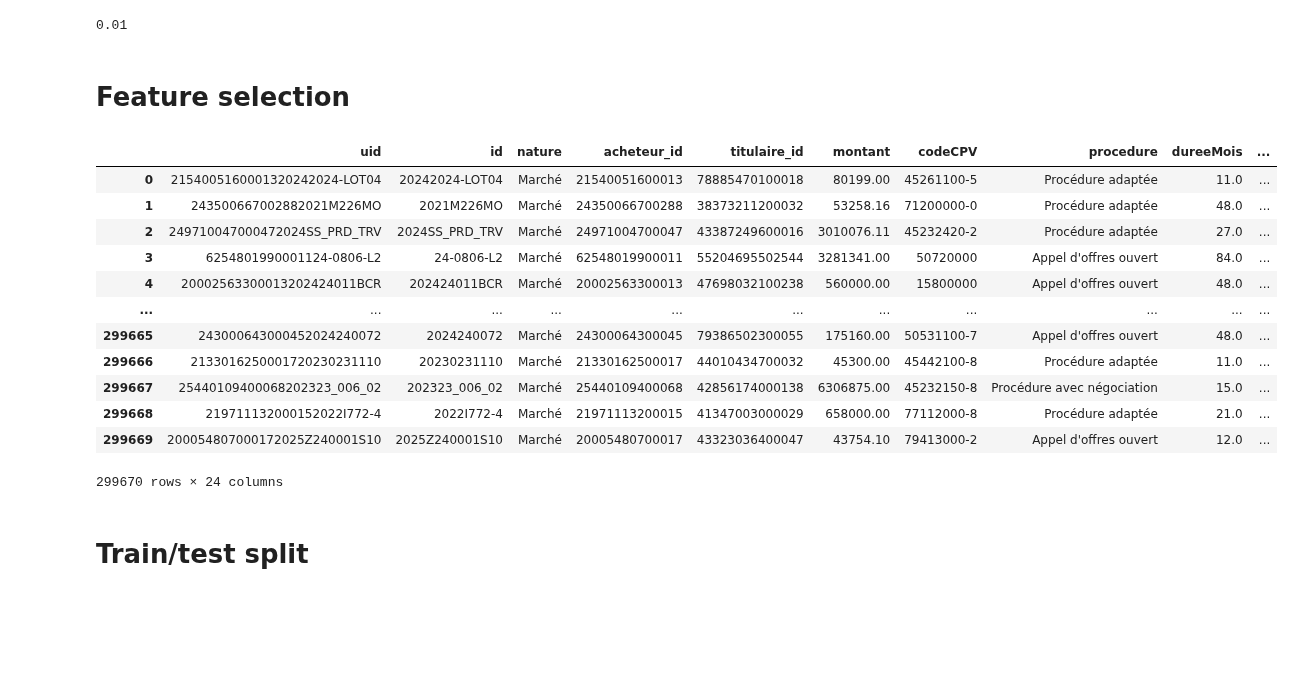
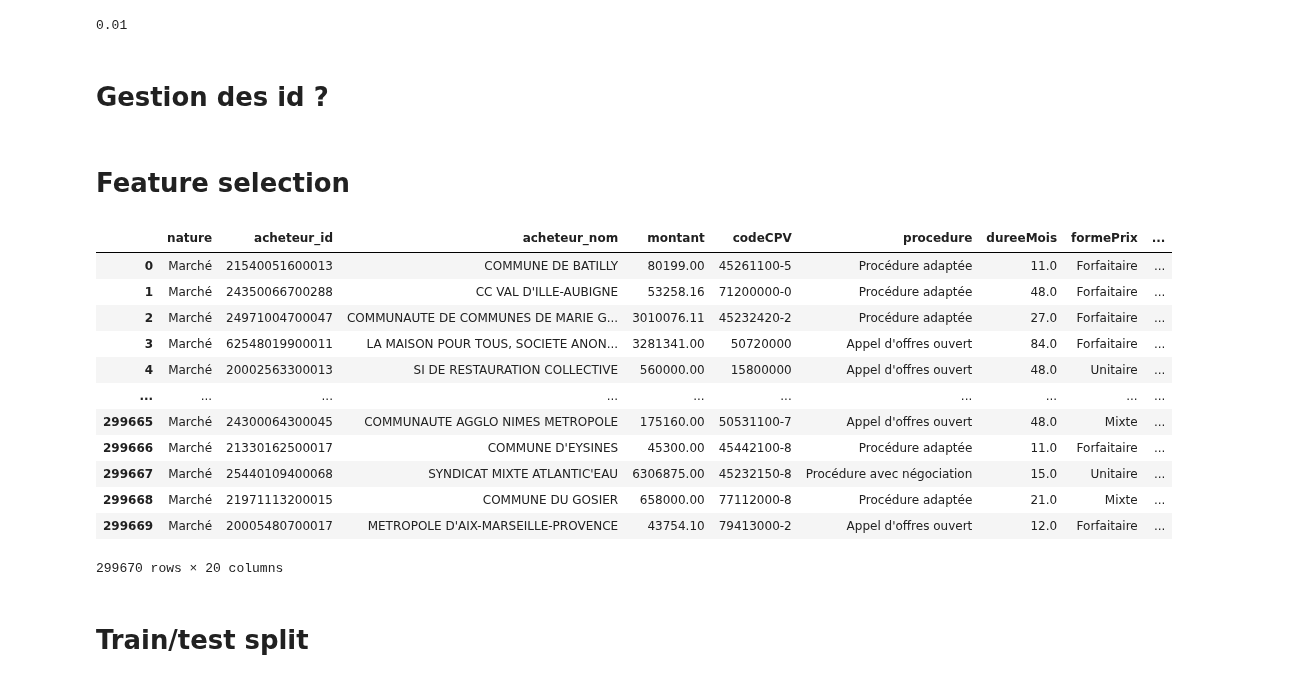
Before and after one commit to RonanB400/decp_ml, a Jupyter notebook: notebooks/LD_exploration.ipynb, the cells around one changed output. Cells and saved outputs as stored; diff of their text form; code cells hidden in the pictures; blank space fills up the shorter version.

```diff
--- a/notebooks/LD_exploration.ipynb
+++ b/notebooks/LD_exploration.ipynb
@@ -70,3 +71,5 @@ data['montant'].max()
 data['montant'].min()
 # %% [output]
 0.01
+# %% [markdown]
+# Gestion des id ?
@@ -73,23 +84,23 @@ data['montant'].min()
 # %% [markdown]
 # Feature selection
 # %%
-columns_drop = ['acheteur_nom', 'acheteur_siren', 'titulaire_nom', 'titulaire_siren', 'source_open_data', 'titulaire_typeIdentifiant', 'objet']
+columns_drop = ['uid', 'id', 'acheteur_siren', 'acheteur_id', 'acheteur_nom', 'titulaire_id', 'titulaire_nom', 'titulaire_siren', 'source_open_data', 'titulaire_typeIdentifiant', 'objet', 'dateNotification', 'datePublicationDonnees']
 data = data.drop(columns=columns_drop)
 data
 # %% [output]
-|  | uid | id | nature | acheteur_id | titulaire_id | montant | codeCPV | procedure | dureeMois | ... |
-| 0 | 2154005160001320242024-LOT04 | 20242024-LOT04 | Marché | 21540051600013 | 78885470100018 | 80199.00 | 45261100-5 | Procédure adaptée | 11.0 | ... |
-| 1 | 243500667002882021M226MO | 2021M226MO | Marché | 24350066700288 | 38373211200032 | 53258.16 | 71200000-0 | Procédure adaptée | 48.0 | ... |
-| 2 | 249710047000472024SS_PRD_TRV | 2024SS_PRD_TRV | Marché | 24971004700047 | 43387249600016 | 3010076.11 | 45232420-2 | Procédure adaptée | 27.0 | ... |
-| 3 | 6254801990001124-0806-L2 | 24-0806-L2 | Marché | 62548019900011 | 55204695502544 | 3281341.00 | 50720000 | Appel d'offres ouvert | 84.0 | ... |
-| 4 | 20002563300013202424011BCR | 202424011BCR | Marché | 20002563300013 | 47698032100238 | 560000.00 | 15800000 | Appel d'offres ouvert | 48.0 | ... |
-| ... | ... | ... | ... | ... | ... | ... | ... | ... | ... | ... |
-| 299665 | 243000643000452024240072 | 2024240072 | Marché | 24300064300045 | 79386502300055 | 175160.00 | 50531100-7 | Appel d'offres ouvert | 48.0 | ... |
-| 299666 | 2133016250001720230231110 | 20230231110 | Marché | 21330162500017 | 44010434700032 | 45300.00 | 45442100-8 | Procédure adaptée | 11.0 | ... |
-| 299667 | 25440109400068202323_006_02 | 202323_006_02 | Marché | 25440109400068 | 42856174000138 | 6306875.00 | 45232150-8 | Procédure avec négociation | 15.0 | ... |
-| 299668 | 219711132000152022I772-4 | 2022I772-4 | Marché | 21971113200015 | 41347003000029 | 658000.00 | 77112000-8 | Procédure adaptée | 21.0 | ... |
-| 299669 | 200054807000172025Z240001S10 | 2025Z240001S10 | Marché | 20005480700017 | 43323036400047 | 43754.10 | 79413000-2 | Appel d'offres ouvert | 12.0 | ... |
+|  | nature | acheteur_id | acheteur_nom | montant | codeCPV | procedure | dureeMois | formePrix | ... |
+| 0 | Marché | 21540051600013 | COMMUNE DE BATILLY | 80199.00 | 45261100-5 | Procédure adaptée | 11.0 | Forfaitaire | ... |
+| 1 | Marché | 24350066700288 | CC VAL D'ILLE-AUBIGNE | 53258.16 | 71200000-0 | Procédure adaptée | 48.0 | Forfaitaire | ... |
+| 2 | Marché | 24971004700047 | COMMUNAUTE DE COMMUNES DE MARIE G... | 3010076.11 | 45232420-2 | Procédure adaptée | 27.0 | Forfaitaire | ... |
+| 3 | Marché | 62548019900011 | LA MAISON POUR TOUS, SOCIETE ANON... | 3281341.00 | 50720000 | Appel d'offres ouvert | 84.0 | Forfaitaire | ... |
+| 4 | Marché | 20002563300013 | SI DE RESTAURATION COLLECTIVE | 560000.00 | 15800000 | Appel d'offres ouvert | 48.0 | Unitaire | ... |
+| ... | ... | ... | ... | ... | ... | ... | ... | ... | ... |
+| 299665 | Marché | 24300064300045 | COMMUNAUTE AGGLO NIMES METROPOLE | 175160.00 | 50531100-7 | Appel d'offres ouvert | 48.0 | Mixte | ... |
+| 299666 | Marché | 21330162500017 | COMMUNE D'EYSINES | 45300.00 | 45442100-8 | Procédure adaptée | 11.0 | Forfaitaire | ... |
+| 299667 | Marché | 25440109400068 | SYNDICAT MIXTE ATLANTIC'EAU | 6306875.00 | 45232150-8 | Procédure avec négociation | 15.0 | Unitaire | ... |
+| 299668 | Marché | 21971113200015 | COMMUNE DU GOSIER | 658000.00 | 77112000-8 | Procédure adaptée | 21.0 | Mixte | ... |
+| 299669 | Marché | 20005480700017 | METROPOLE D'AIX-MARSEILLE-PROVENCE | 43754.10 | 79413000-2 | Appel d'offres ouvert | 12.0 | Forfaitaire | ... |
-299670 rows × 24 columns
+299670 rows × 20 columns
 # %%
 #si on veut garder les colonnes de NLP
 #columns_drop_NLP]
```
Also changed, not shown: parts of 26 cells of this notebook, 3 other files.
